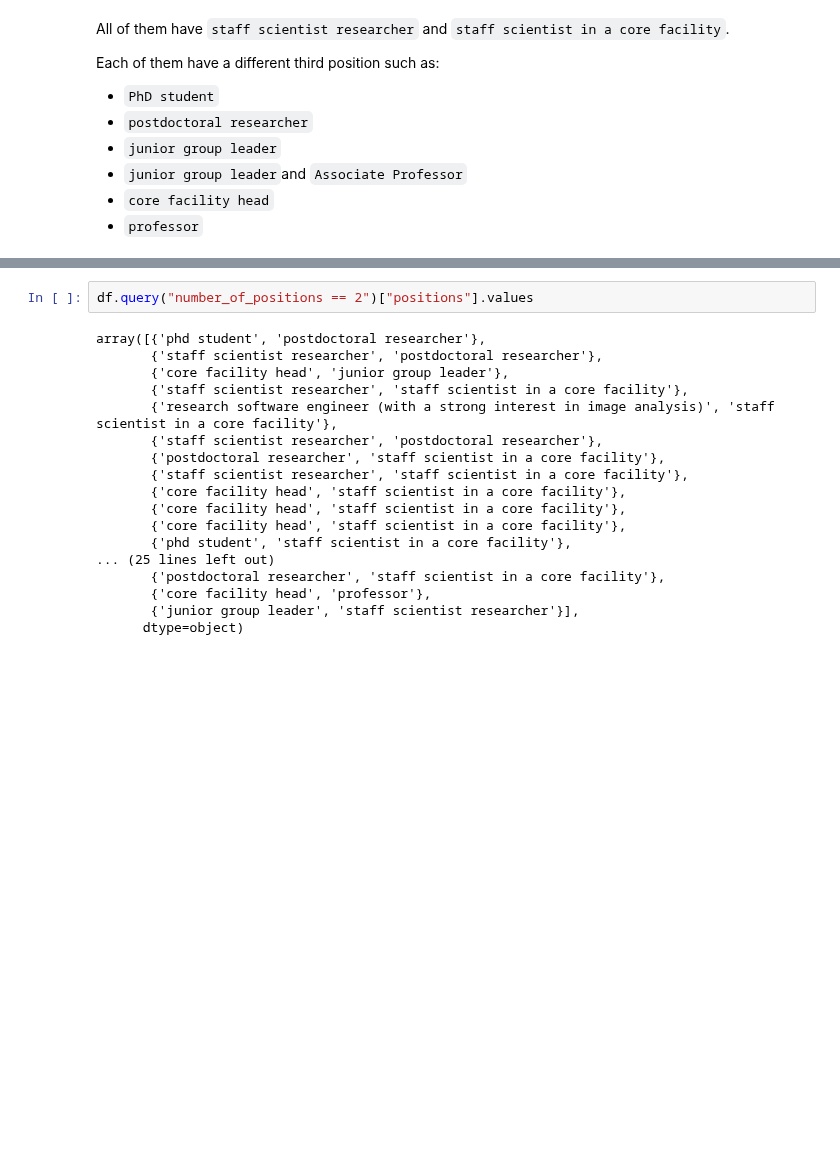
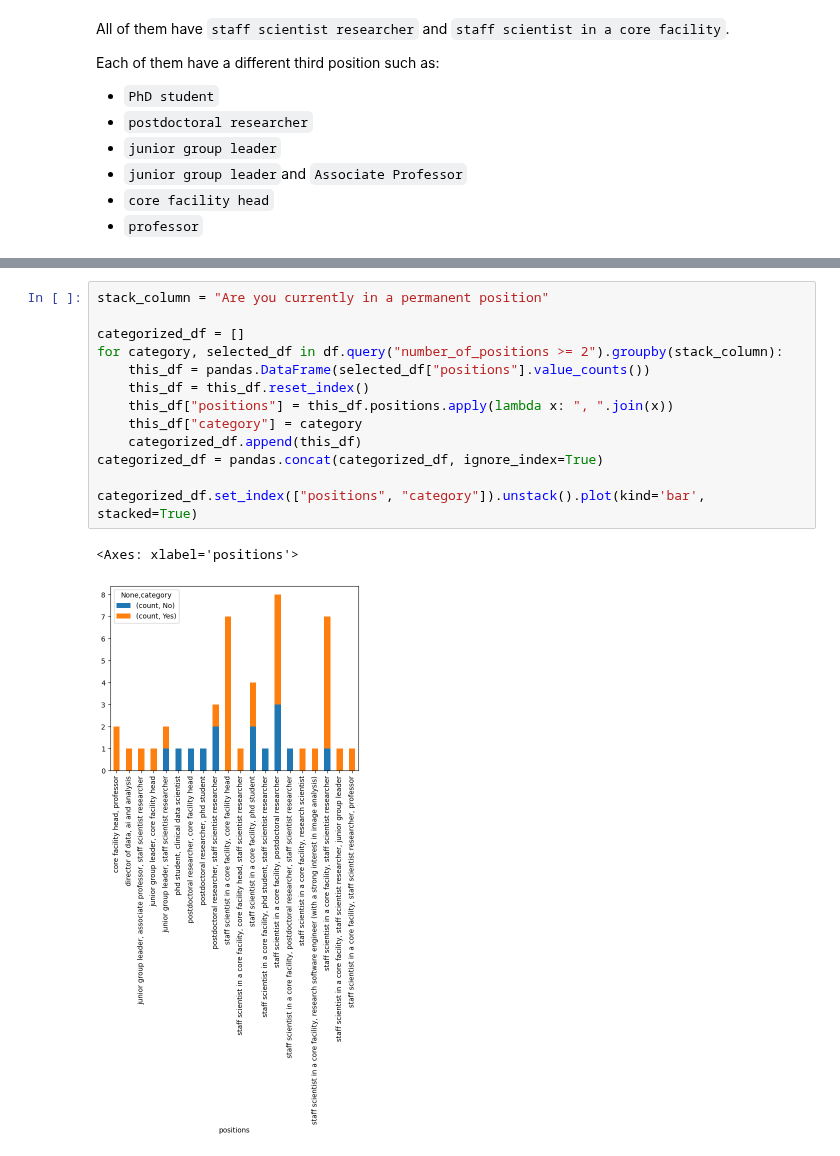
Before and after one commit to GloBIAS-BioimageAnalysts/Survey_2024, a Jupyter notebook: notebooks/multiple_position.ipynb, the cells around one changed output, grey strips where cells are left out. Saved outputs shown, nothing was run; the diff lists cells and outputs as text; blank space fills up the shorter version.

Commit message:
Complete multiple position analysis

```diff
--- a/notebooks/multiple_position.ipynb
+++ b/notebooks/multiple_position.ipynb
@@ -77,20 +77,16 @@ df.query("number_of_positions == 2")["positions"].value_counts().plot(kind='bar'
-# %%
-df.query("number_of_positions == 2")["positions"].values
-# %% [output]
-array([{'phd student', 'postdoctoral researcher'},
-       {'staff scientist researcher', 'postdoctoral researcher'},
-       {'core facility head', 'junior group leader'},
-       {'staff scientist researcher', 'staff scientist in a core facility'},
-       {'research software engineer (with a strong interest in image analysis)', 'staff scientist in a core facility'},
-       {'staff scientist researcher', 'postdoctoral researcher'},
-       {'postdoctoral researcher', 'staff scientist in a core facility'},
-       {'staff scientist researcher', 'staff scientist in a core facility'},
-       {'core facility head', 'staff scientist in a core facility'},
-       {'core facility head', 'staff scientist in a core facility'},
-       {'core facility head', 'staff scientist in a core facility'},
-       {'phd student', 'staff scientist in a core facility'},
-... (25 lines left out)
-       {'postdoctoral researcher', 'staff scientist in a core facility'},
-       {'core facility head', 'professor'},
-       {'junior group leader', 'staff scientist researcher'}],
-      dtype=object)
+# %%
+stack_column = "Are you currently in a permanent position"
+
+categorized_df = []
+for category, selected_df in df.query("number_of_positions >= 2").groupby(stack_column):
+    this_df = pandas.DataFrame(selected_df["positions"].value_counts())
+    this_df = this_df.reset_index()
+    this_df["positions"] = this_df.positions.apply(lambda x: ", ".join(x))
+    this_df["category"] = category
+    categorized_df.append(this_df)
+categorized_df = pandas.concat(categorized_df, ignore_index=True)
+
+categorized_df.set_index(["positions", "category"]).unstack().plot(kind='bar', stacked=True)
+# %% [output]
+<Axes: xlabel='positions'>
+[figure, added]
```
Also changed, not shown: parts of 6 cells of this notebook.
